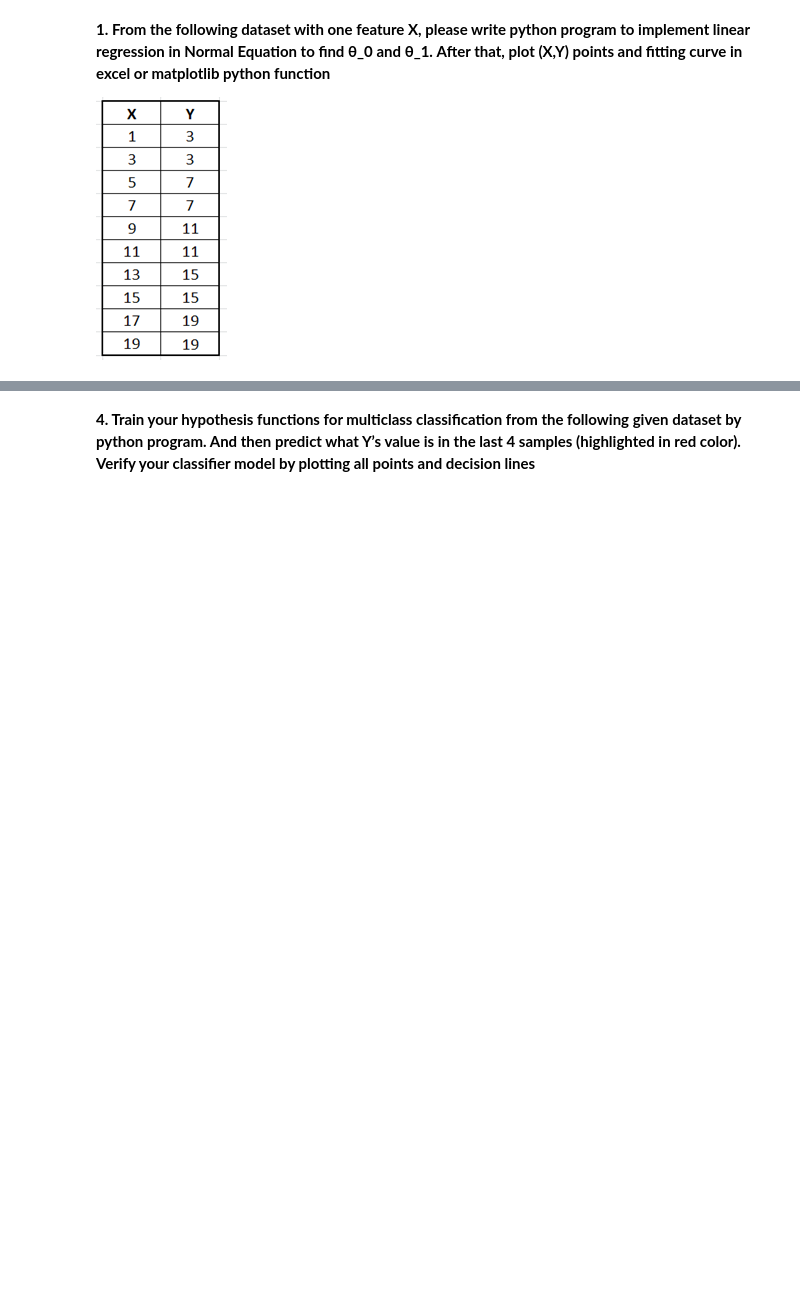
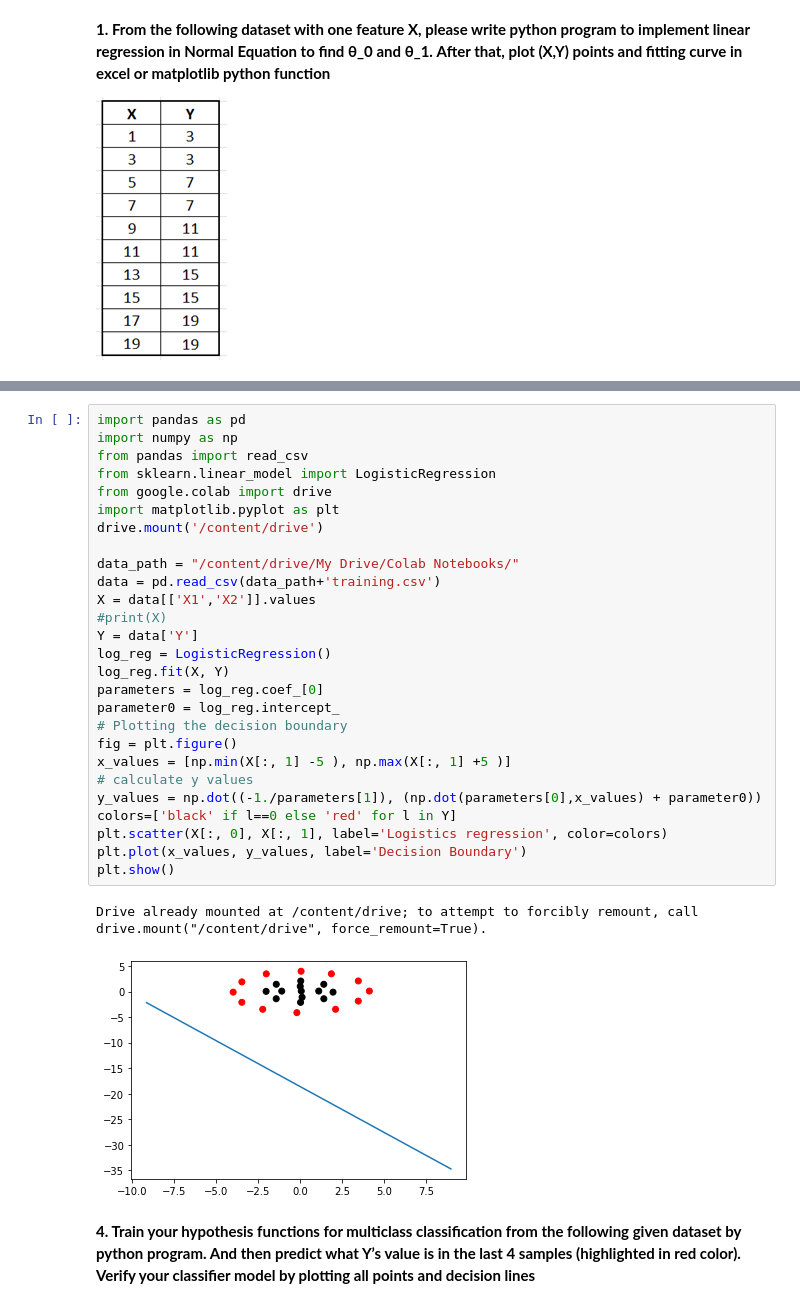
Before and after one commit to SwathiAenugu/AI-and-Machine-Learning, a Jupyter notebook: AI_Homework2.ipynb, the cells around one changed output, grey strips where cells are left out. Saved outputs shown, nothing was run; the diff lists cells and outputs as text; blank space fills up the shorter version.

```diff
--- a/AI_Homework2.ipynb
+++ b/AI_Homework2.ipynb
@@ -121,6 +79,36 @@ IndentationError: ignored
 - After model training, plot decision boundary function in Excel or python matplotlib functions
 
 ![image.png](embedded-picture-1)
+# %%
+import pandas as pd
+import numpy as np
+from pandas import read_csv
+from sklearn.linear_model import LogisticRegression
+from google.colab import drive
+import matplotlib.pyplot as plt
+drive.mount('/content/drive')
+
+data_path = "/content/drive/My Drive/Colab Notebooks/"
+data = pd.read_csv(data_path+'training.csv')
+X = data[['X1','X2']].values
+#print(X)
+Y = data['Y']
+log_reg = LogisticRegression()
+log_reg.fit(X, Y)
+parameters = log_reg.coef_[0]
+parameter0 = log_reg.intercept_
+# Plotting the decision boundary
+fig = plt.figure()
+x_values = [np.min(X[:, 1] -5 ), np.max(X[:, 1] +5 )]
+# calculate y values
+y_values = np.dot((-1./parameters[1]), (np.dot(parameters[0],x_values) + parameter0))
+colors=['black' if l==0 else 'red' for l in Y]
+plt.scatter(X[:, 0], X[:, 1], label='Logistics regression', color=colors)
+plt.plot(x_values, y_values, label='Decision Boundary')
+plt.show()
+# %% [output]
+Drive already mounted at /content/drive; to attempt to forcibly remount, call drive.mount("/content/drive", force_remount=True).
+[figure, added]
 # %% [markdown]
 **4. Train your hypothesis functions for multiclass classification from the following given dataset by python program. And then predict what Y’s value is in the last 4 samples (highlighted in red color). Verify your classifier model by plotting all points and decision lines**
 
```
Also changed, not shown: parts of 5 cells of this notebook.
